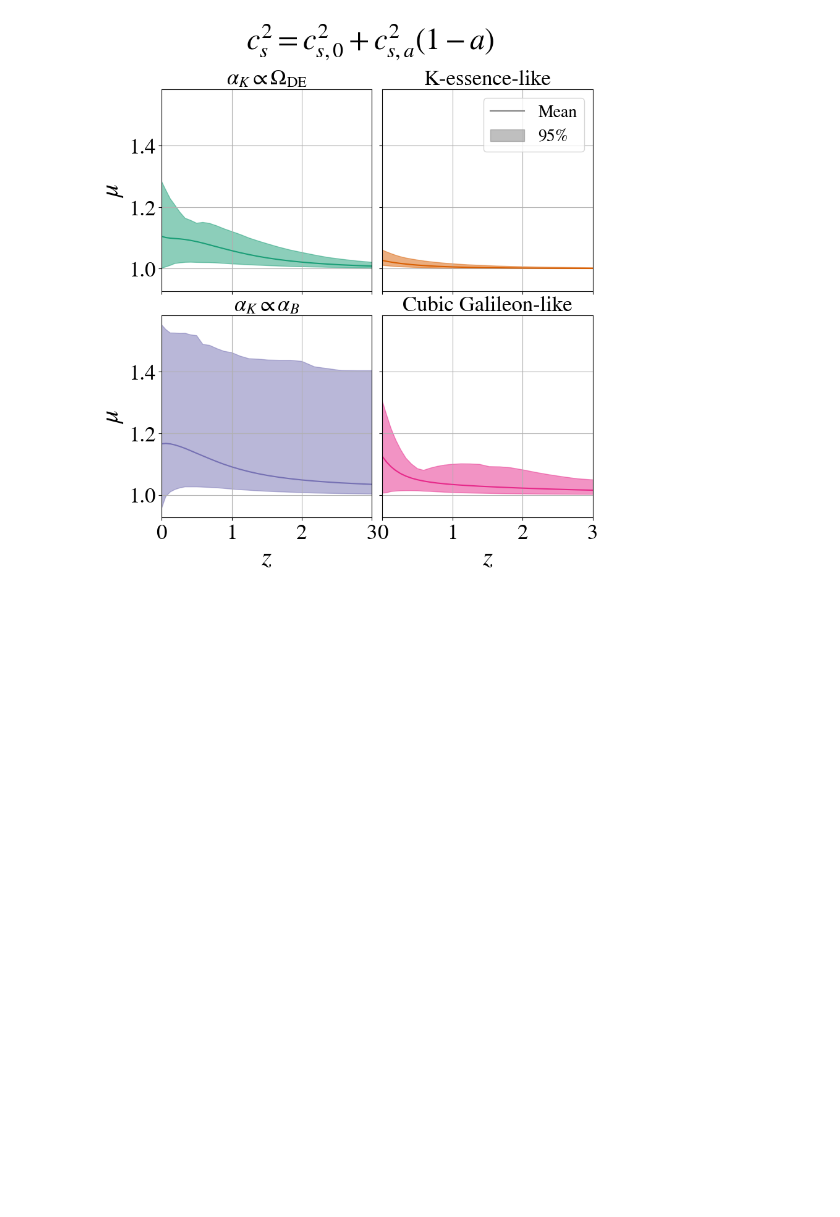
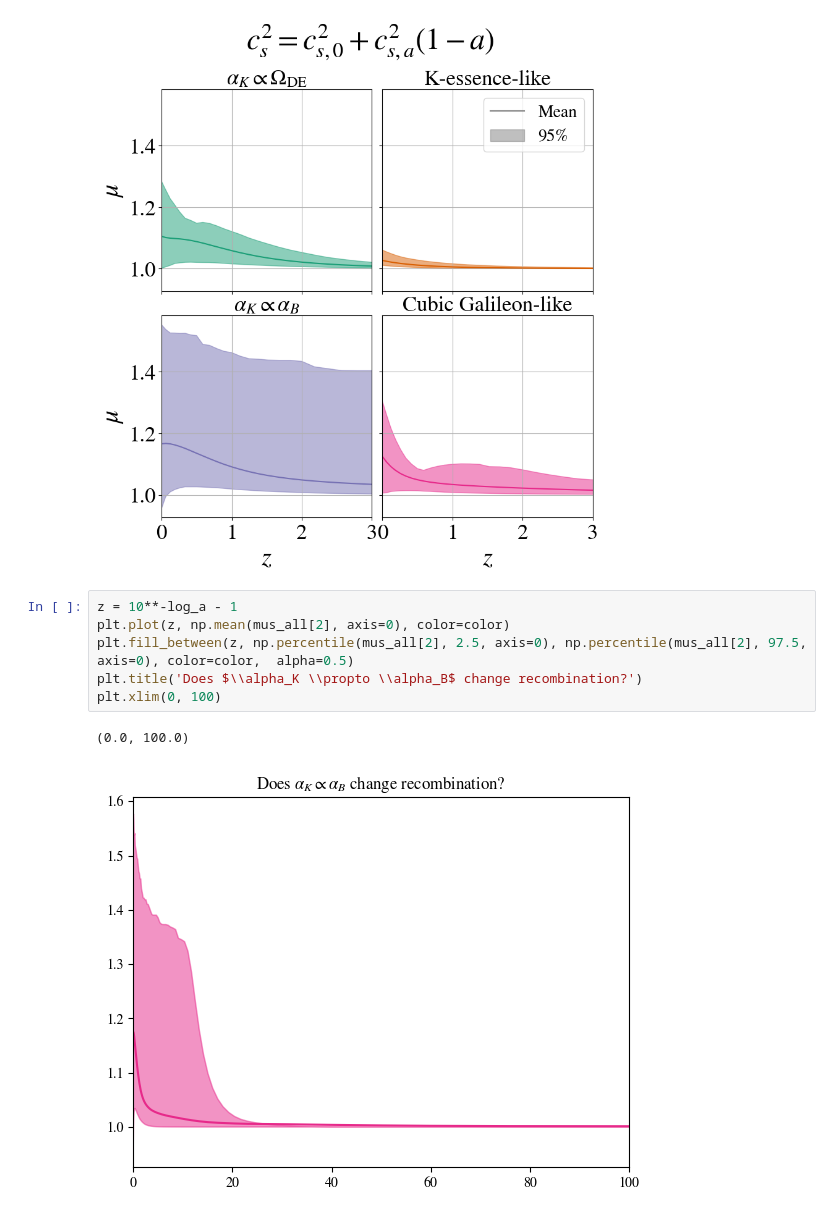
Before and after one commit to joaoreboucas1/cs2-project, a Jupyter notebook: data_analysis/mu_constraints_ds1_dyncs2.ipynb, the cells around one changed output. Drawn from its saved outputs; the diff is of its cells as text; blank space fills up the shorter version.

```diff
--- a/data_analysis/mu_constraints_ds1_dyncs2.ipynb
+++ b/data_analysis/mu_constraints_ds1_dyncs2.ipynb
@@ -29,3 +29,12 @@ reload(utils)
 utils.plot_mu_distribution(log_a, mus_all, "plots/constraint_mu_ds1_dyncs2.pdf", plot_title="$c_s^2 = c_{s,0}^2 + c_{s,a}^2(1-a)$")
 # %% [output]
 [figure]
+# %%
+z = 10**-log_a - 1
+plt.plot(z, np.mean(mus_all[2], axis=0), color=color)
+plt.fill_between(z, np.percentile(mus_all[2], 2.5, axis=0), np.percentile(mus_all[2], 97.5, axis=0), color=color,  alpha=0.5)
+plt.title('Does $\\alpha_K \\propto \\alpha_B$ change recombination?')
+plt.xlim(0, 100)
+# %% [output]
+(0.0, 100.0)
+[figure, added]
```
Also changed, not shown: 26 other files.
